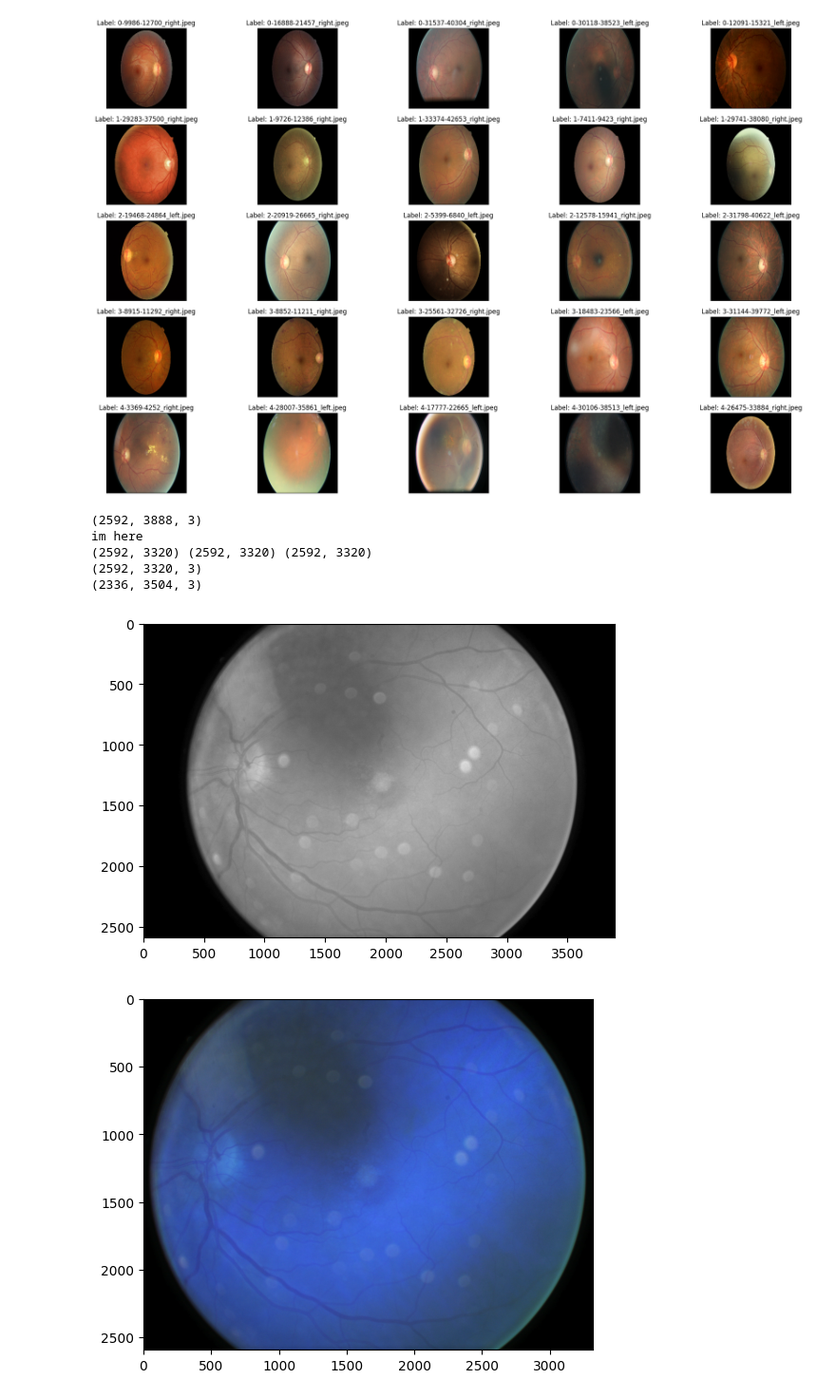
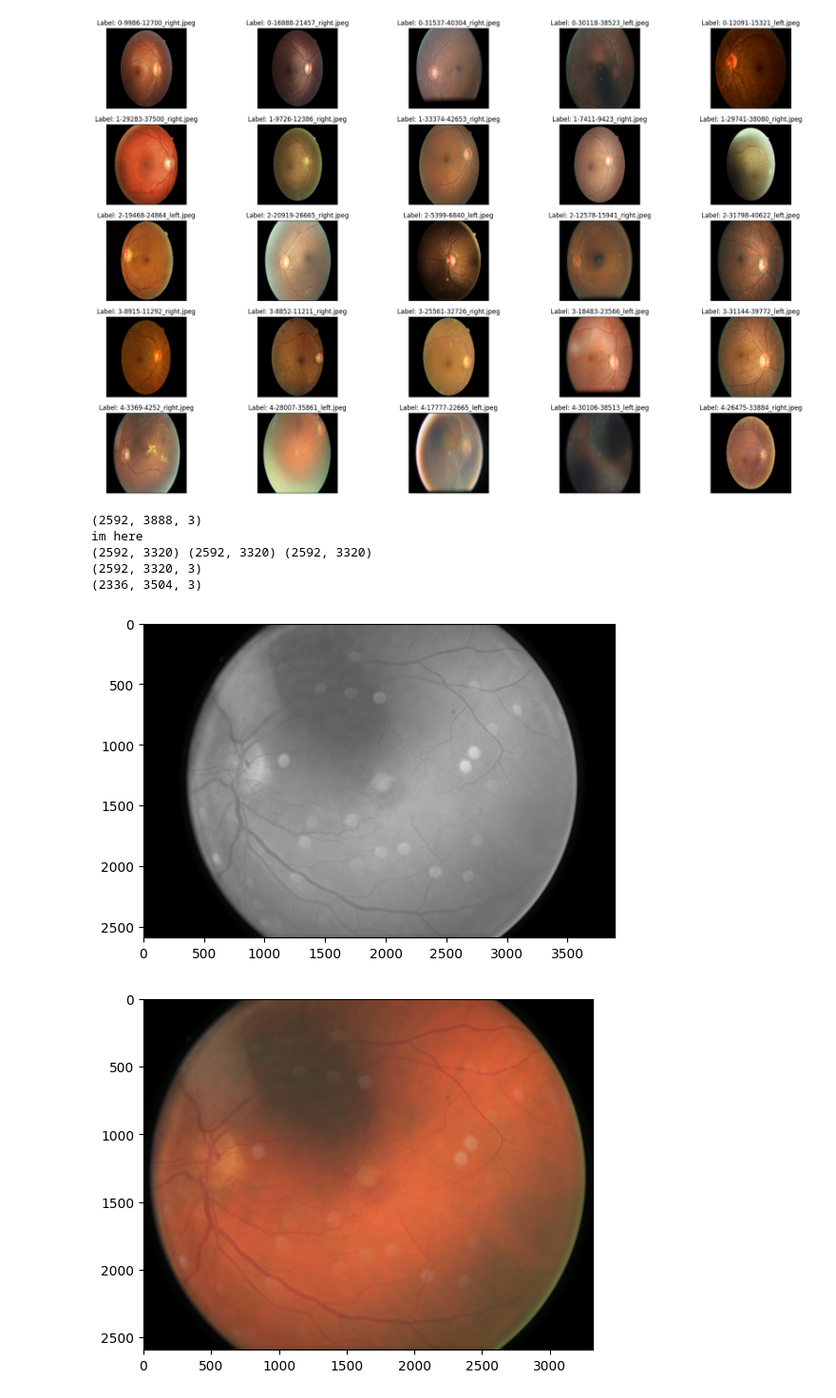
Before and after one commit to Ajama0/Diabetic-Retinopathy-Detection, a Jupyter notebook: Notebooks/data_exploration.ipynb, the cells around one changed output. Shown at 95% size. Drawn from its saved outputs; the diff is of its cells as text; code cells hidden in the pictures.

```diff
--- a/Notebooks/data_exploration.ipynb
+++ b/Notebooks/data_exploration.ipynb
@@ -662,33 +662,33 @@ def crop_image(image, tolerance):
 
         return img
 
 
 
 
 
 cropped_img = crop_image(os.path.join(path,dev_df.iloc[2]["image"]), tolerance=7)
 
 before_crop = os.path.join(path,dev_df.iloc[2]["image"])
 
 #the image is actually an rgb
 is_sample_coloured = os.path.join(path,dev_df.iloc[0]["image"])
 print(cv2.imread(is_sample_coloured).shape)
 
 
 
 before_crop = cv2.cvtColor(cv2.imread(before_crop), cv2.COLOR_RGB2GRAY)
 cv2.resize(before_crop, (224,224))
 plt.imshow(before_crop, cmap="gray")
 plt.show()
 
-
-plt.imshow(cropped_img, cmap='gray')
+cropped_img_rgb = cv2.cvtColor(cropped_img, cv2.COLOR_BGR2RGB)
+plt.imshow(cropped_img_rgb)
 plt.show()
 # %% [output]
 (2592, 3888, 3)
 im here
 (2592, 3320) (2592, 3320) (2592, 3320)
 (2592, 3320, 3)
 (2336, 3504, 3)
 [figure]
-[figure, old version]
+[figure, new version]
```
